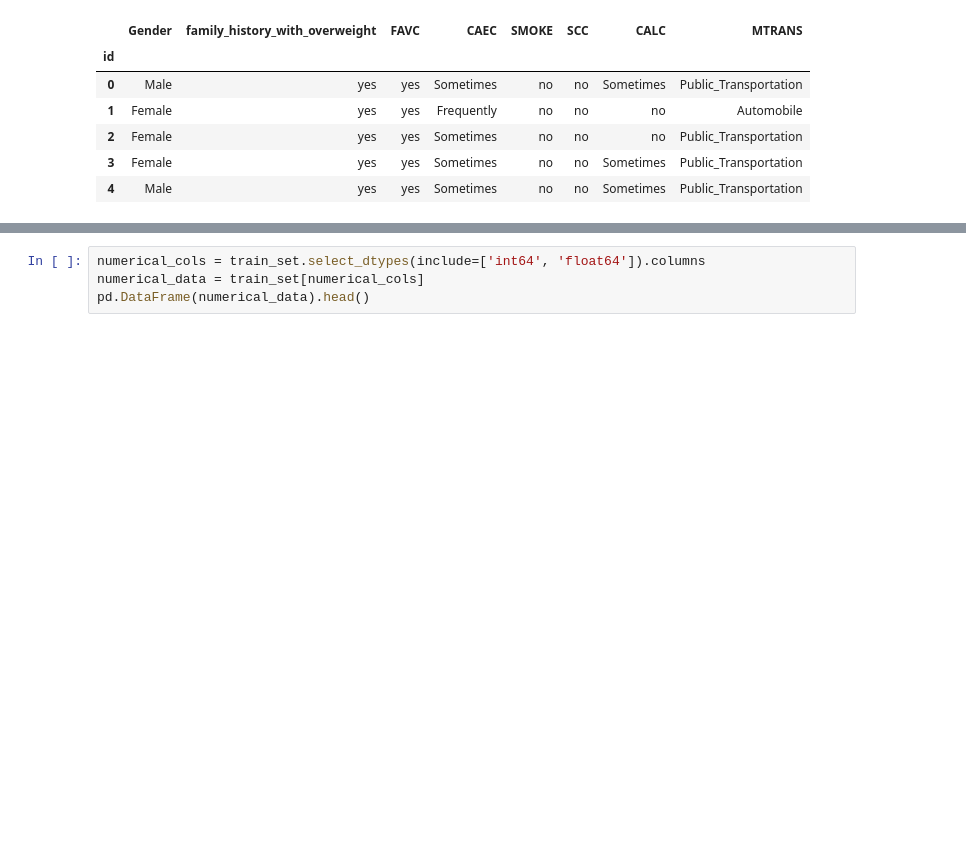
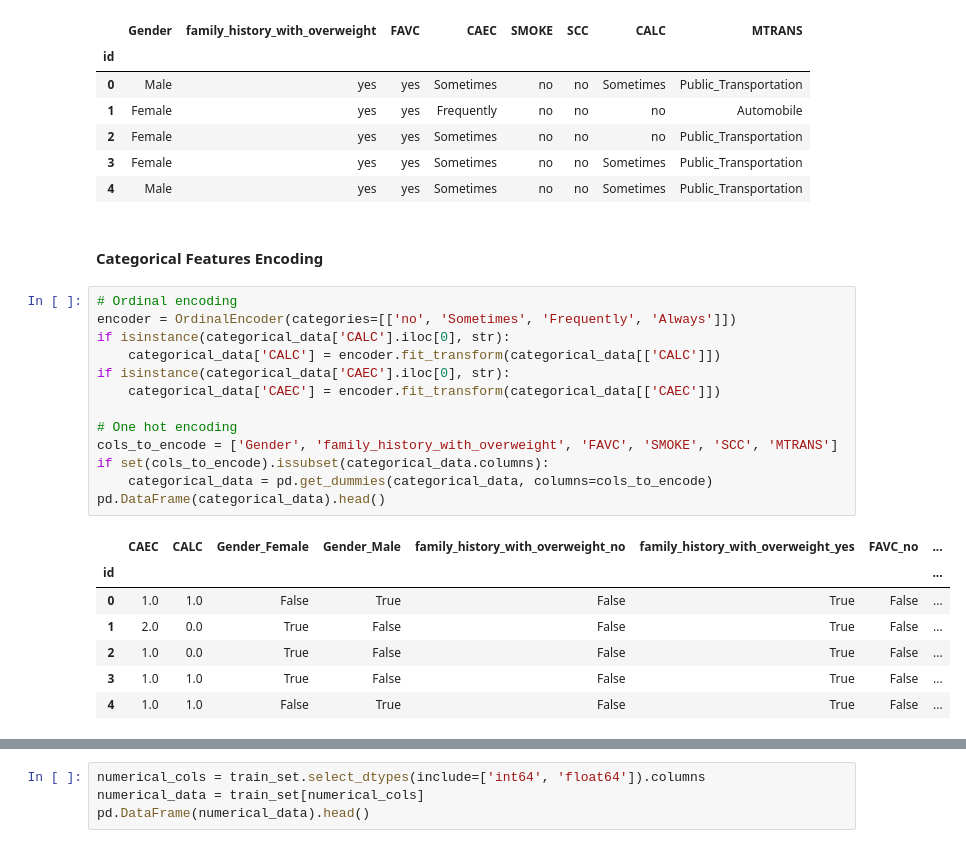
Before and after one commit to aubin4444/DS52-Obesity-Prediction, a Jupyter notebook: obesity.ipynb, the cells around one changed output, grey strips where cells are left out. Drawn from its saved outputs; the diff is of its cells as text; blank space fills up the shorter version.

```diff
--- a/obesity.ipynb
+++ b/obesity.ipynb
@@ -232,3 +233,26 @@ pd.DataFrame(categorical_data).head()
 | 2 | Female | yes | yes | Sometimes | no | no | no | Public_Transportation |
 | 3 | Female | yes | yes | Sometimes | no | no | Sometimes | Public_Transportation |
 | 4 | Male | yes | yes | Sometimes | no | no | Sometimes | Public_Transportation |
+# %% [markdown]
+#### Categorical Features Encoding
+# %%
+# Ordinal encoding
+encoder = OrdinalEncoder(categories=[['no', 'Sometimes', 'Frequently', 'Always']])
+if isinstance(categorical_data['CALC'].iloc[0], str):
+    categorical_data['CALC'] = encoder.fit_transform(categorical_data[['CALC']])
+if isinstance(categorical_data['CAEC'].iloc[0], str):
+    categorical_data['CAEC'] = encoder.fit_transform(categorical_data[['CAEC']])
+
+# One hot encoding
+cols_to_encode = ['Gender', 'family_history_with_overweight', 'FAVC', 'SMOKE', 'SCC', 'MTRANS']
+if set(cols_to_encode).issubset(categorical_data.columns):
+    categorical_data = pd.get_dummies(categorical_data, columns=cols_to_encode)
+pd.DataFrame(categorical_data).head()
+# %% [output]
+|  | CAEC | CALC | Gender_Female | Gender_Male | family_history_with_overweight_no | family_history_with_overweight_yes | FAVC_no | ... |
+| id |  |  |  |  |  |  |  | ... |
+| 0 | 1.0 | 1.0 | False | True | False | True | False | ... |
+| 1 | 2.0 | 0.0 | True | False | False | True | False | ... |
+| 2 | 1.0 | 0.0 | True | False | False | True | False | ... |
+| 3 | 1.0 | 1.0 | True | False | False | True | False | ... |
+| 4 | 1.0 | 1.0 | False | True | False | True | False | ... |
```
Also changed, not shown: parts of 12 cells of this notebook.
